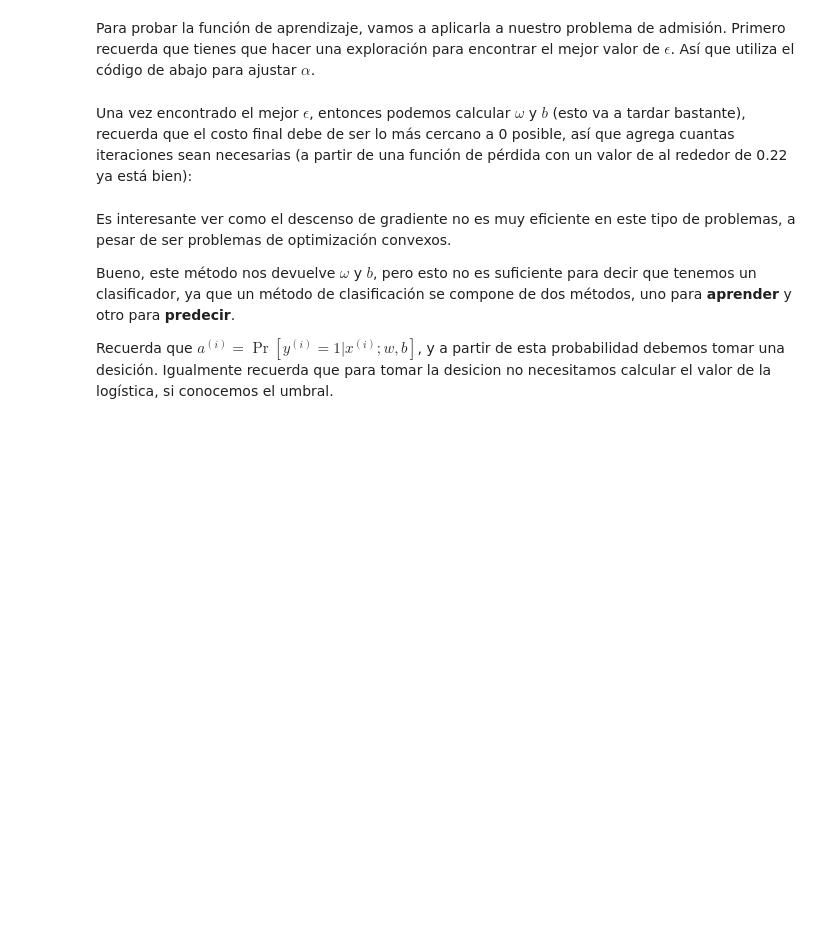
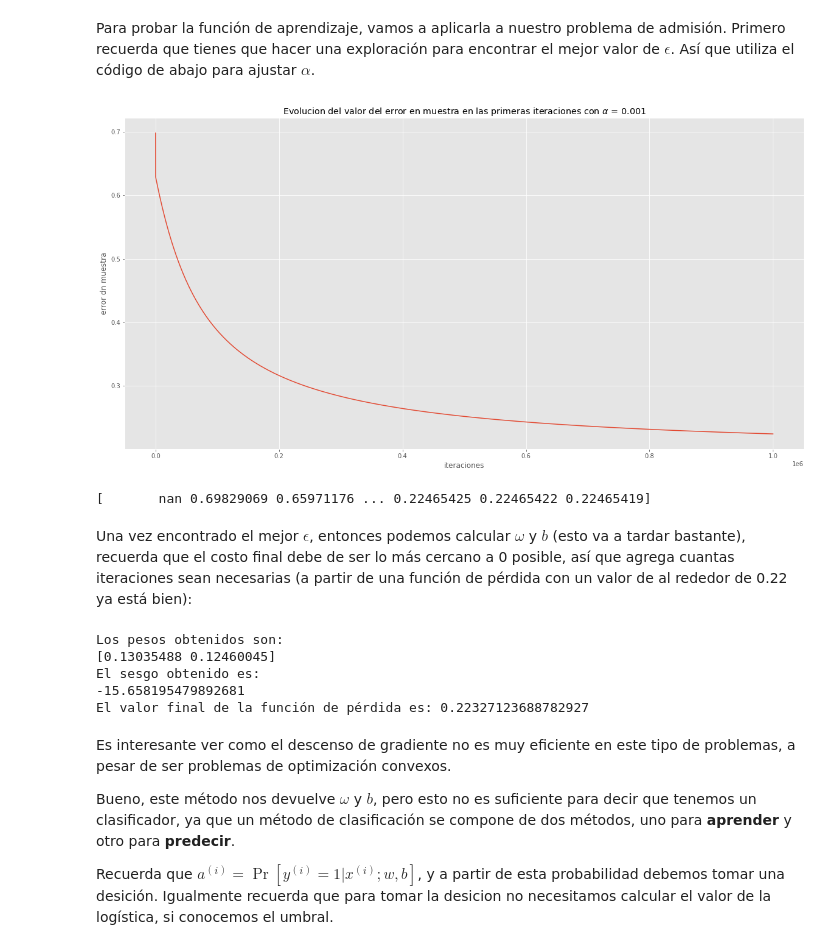
Before and after one commit to ivanDavila/AAA, a Jupyter notebook: reg_logistica.ipynb, the cells around one changed output. Saved outputs shown, nothing was run; the diff lists cells and outputs as text; code cells hidden in the pictures; blank space fills up the shorter version.

Commit message:
ya funciono la libreta de regresion logistica

```diff
--- a/reg_logistica.ipynb
+++ b/reg_logistica.ipynb
@@ -90,10 +90,10 @@ def E_in(x, y, w, b):
     M = x.shape[0]
     z = x @ w + b
     a = logistica(z)
-    error_en_muestra  = (y@np.log(a) + (1 - y)*np.log(1 - a)).sum()/M
-    # Agrega aqui tu código
+    ei  = (y@np.log(a) + (1 - y)@np.log(1 - a))
+    loss = ei.sum() / -M
 
-    return error_en_muestra
+    return loss
 # %%
 
 # Otra vez el testunit del pobre (ya lo calcule yo, pero puedes hacerlo a mano para estar seguro)
@@ -120,14 +117,3 @@ assert abs(E_in(x, y1, w, b) - 0.01) < 1e-2
 assert abs(E_in(x, y2, w, b) - 7.5) < 1e-2
 assert abs(E_in(x, y3, w, b) - 5.5) < 1e-2
 assert abs(E_in(x, y4, w, b) - 2.0) < 1e-2
-# %%
-w = np.array([1])
-b = 1.0
-
-x = np.array([[10],
-              [-5]])
-
-y1 = np.array([1, 0])
-y2 = np.array([0, 1])
-y3 = np.array([0, 0])
-y4 = np.array([1, 1])
@@ -181,11 +180,13 @@ def gradiente(x, y, w, b):
     M = x.shape[0]
 
     # Agregua aqui tu código
-    z = None
-    a = None
+    z = x @ w + b
+    a = logistica(z)
 
-    dw = None
-    db = None
+    error = y - a
+
+    dw = 1/x.shape[0]*-x.T @ error
+    db = 1/x.shape[0]*-np.full(x.shape[0], 1).T @ error
 
     return dw, db
 
@@ -264,26 +267,30 @@ def descenso_rl_lotes(x, y, nu, max_iter=int(1e4), historial=False):
         # Agregar aqui tu código
         #
         # Recuerda utilizar las funciones que ya has desarrollado
-        dw, db = None
+        dw, db = gradiente(x, y, w, b)
 
-        w = None
-        b = None
+        w -= nu*dw
+        b -= nu*db
 
         if historial:
-            error_hist[epoch] = None
+            error_hist[epoch] = E_in(x, y, w, b)
     return w, b, error_hist
 # %% [markdown]
 Para probar la función de aprendizaje, vamos a aplicarla a nuestro problema de admisión. Primero recuerda que tienes que hacer una exploración para encontrar el mejor valor de $\epsilon$. Así que utiliza el código de abajo para ajustar $\alpha$.
 # %%
-alpha = 1e-6
-epochs = 50
+alpha = 1e-3
+epochs = 1000000
 _, _, error_hist = descenso_rl_lotes(x, y, alpha, max_iter=epochs, historial=True)
 
-plt.plot(np.arange(mi), error_hist)
+plt.plot(error_hist)
 plt.title(r'Evolucion del valor del error en muestra en las primeras iteraciones con $\alpha$ = ' + str(alpha))
 plt.xlabel('iteraciones')
 plt.ylabel('error dn muestra')
 plt.show()
+print(error_hist)
+# %% [output]
+[figure, added]
+[       nan 0.69829069 0.65971176 ... 0.22465425 0.22465422 0.22465419]
 # %% [markdown]
 Una vez encontrado el mejor $\epsilon$, entonces podemos calcular $\omega$ y $b$ (esto va a tardar bastante), recuerda que el costo final debe de ser lo más cercano a 0 posible, así que agrega cuantas iteraciones sean necesarias (a partir de una función de pérdida con un valor de al rededor de 0.22 ya está bien):
 # %%
@@ -291,6 +298,12 @@ w, b, _ = descenso_rl_lotes(x, y, alpha, max_iter = 1000000)
 print("Los pesos obtenidos son: \n{}".format(w))
 print("El sesgo obtenido es: \n{}".format(b))
 print("El valor final de la función de pérdida es: {}".format(E_in(x, y, w, b)))
+# %% [output]
+Los pesos obtenidos son:
+[0.13035488 0.12460045]
+El sesgo obtenido es:
+-15.658195479892681
+El valor final de la función de pérdida es: 0.22327123688782927
 # %% [markdown]
 Es interesante ver como el descenso de gradiente no es muy eficiente en este tipo de problemas, a pesar de ser problemas de optimización convexos.
 
```
Also changed, not shown: parts of 17 cells of this notebook.
